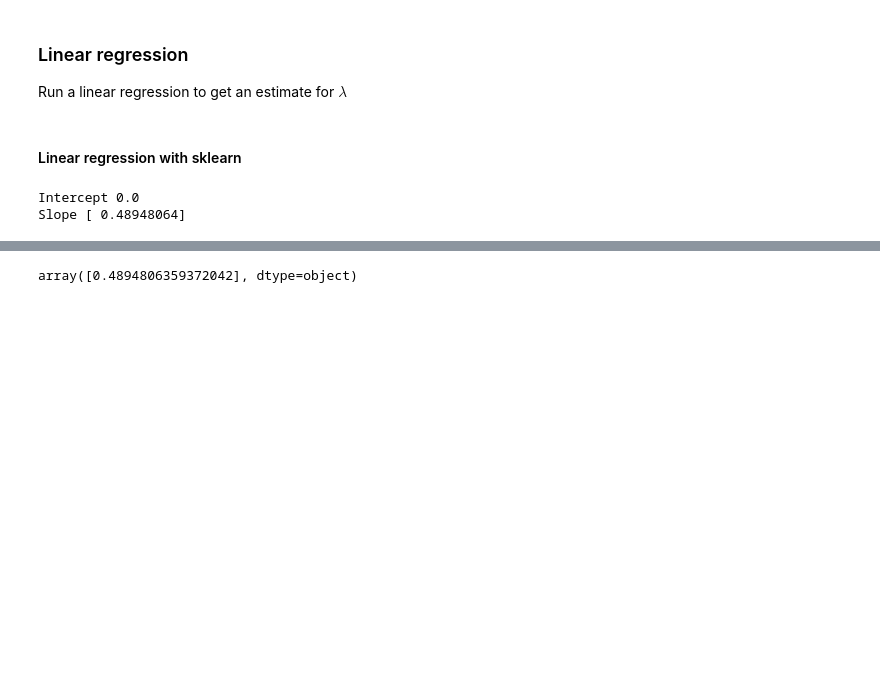
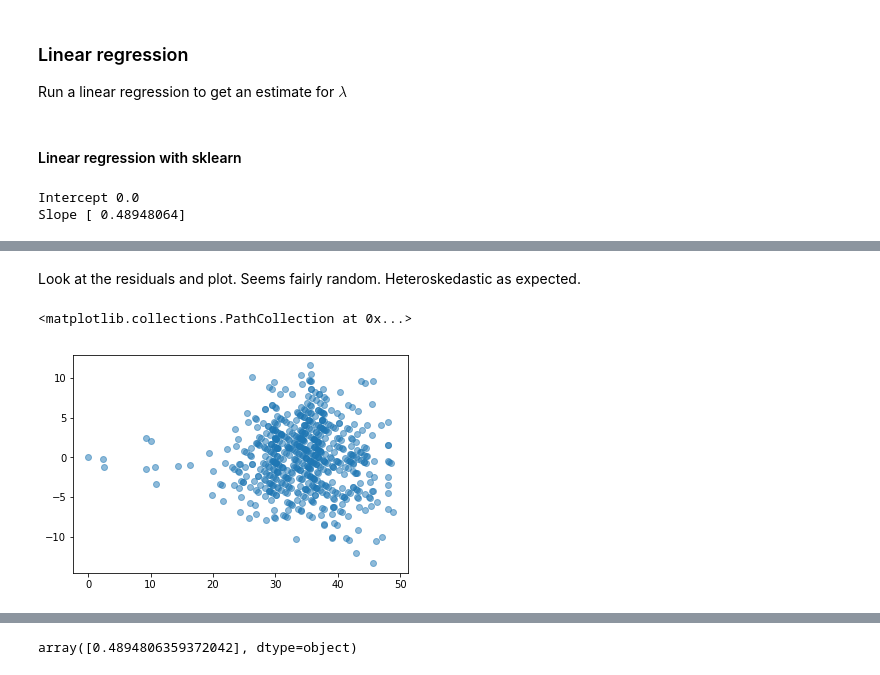
Before and after one commit to johnny-wong/nba_stats, a Jupyter notebook: Notebooks/Analysis - FGA per game.ipynb, the cells around one changed output, grey strips where cells are left out. Drawn from its saved outputs; the diff is of its cells as text; code cells hidden in the pictures; blank space fills up the shorter version.

```diff
--- a/Notebooks/Analysis - FGA per game.ipynb
+++ b/Notebooks/Analysis - FGA per game.ipynb
@@ -104,0 +115,8 @@ Slope [ 0.48948064]
+# %% [markdown]
+Look at the residuals and plot. Seems fairly random. Heteroskedastic as expected.
+# %%
+residuals = y - lin_regr_FGA.predict(X)
+plt.scatter(X, residuals, alpha=0.5)
+# %% [output]
+<matplotlib.collections.PathCollection at 0x...>
+[figure, added]
```
Also changed, not shown: parts of 7 cells of this notebook.
